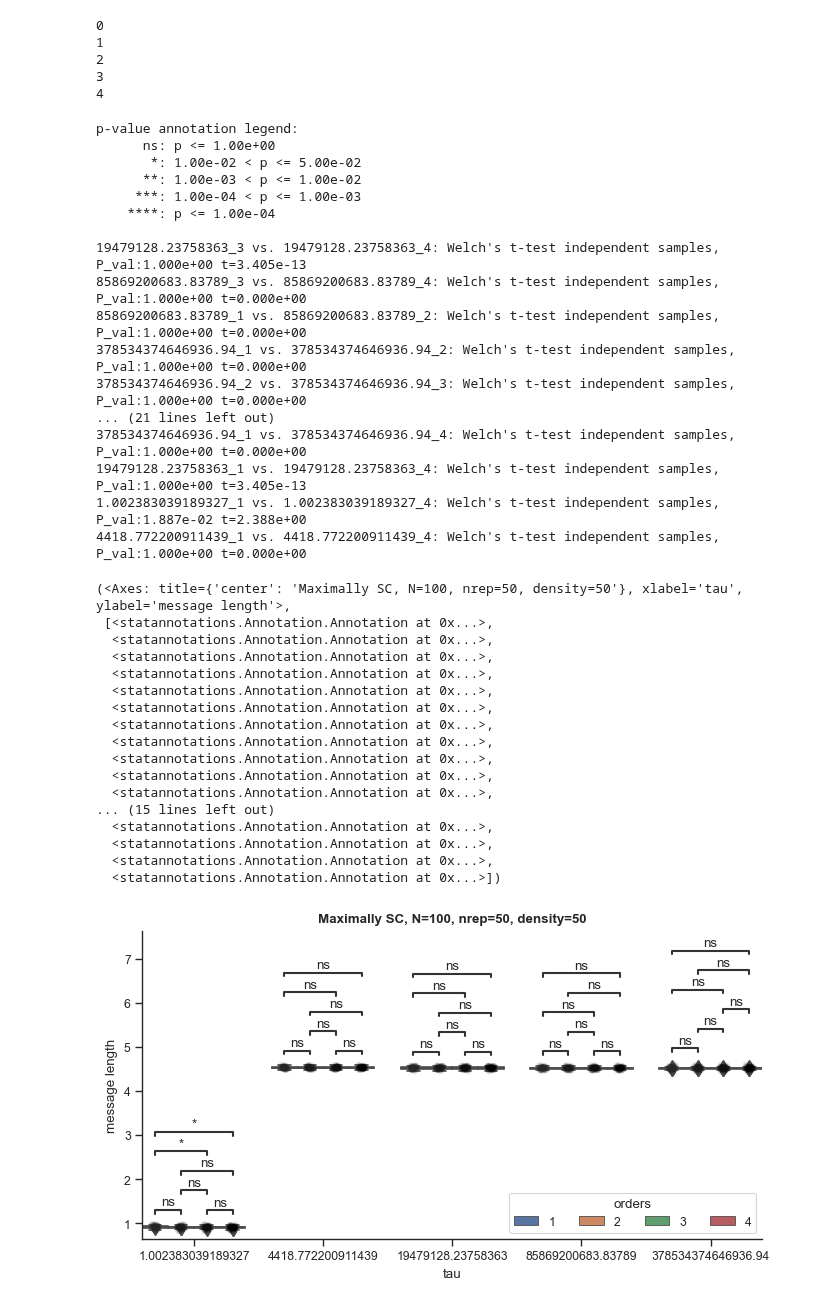
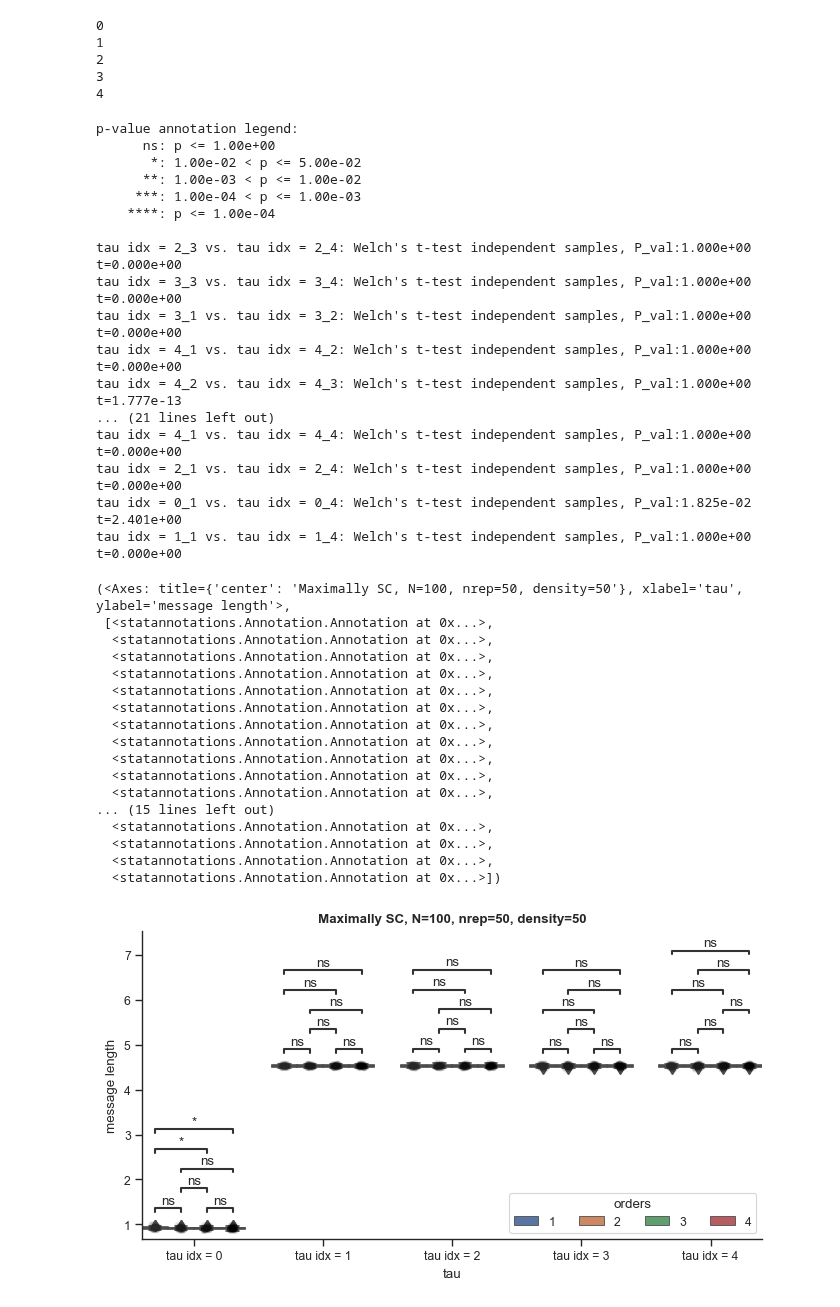
Before and after one commit to maximelucas/hypergraph_reducibility, a Jupyter notebook: notebooks/test_rescaling_MSC.ipynb, the cells around one changed output. Drawn from its saved outputs; the diff is of its cells as text; code cells hidden in the pictures.

Commit message:
Test MSC

```diff
--- a/notebooks/test_rescaling_MSC.ipynb
+++ b/notebooks/test_rescaling_MSC.ipynb
@@ -399,10 +399,10 @@ for t, Hs_i in Hs.items():
         orders_arr_i.append(orders)
         message_lengths_i.append(Ds_H + lZs_H)
 
-    info_losses[taus[t]] = info_losses_i
-    complexities[taus[t]] = complexities_i
-    orders_arr[taus[t]] = orders_arr_i
-    message_lengths[taus[t]]= message_lengths_i
+    info_losses["tau idx = "+str(t)] = info_losses_i
+    complexities["tau idx = "+str(t)] = complexities_i
+    orders_arr["tau idx = "+str(t)] = orders_arr_i
+    message_lengths["tau idx = "+str(t)]= message_lengths_i
 # %% [output]
 0
 1
@@ -410,8 +410,8 @@ for t, Hs_i in Hs.items():
 3
 4
 # %%
-for i, tau in enumerate(taus):
-    message_lengths[tau] = pad_arr_list(message_lengths[tau])
+for t, tau in enumerate(taus):
+    message_lengths["tau idx = "+str(t)] = pad_arr_list(message_lengths["tau idx = "+str(t)])
 
 df = pd.DataFrame.from_dict(message_lengths, orient="index").stack().to_frame()
 
@@ -439,7 +439,7 @@ ax.set_title(rf"Maximally SC, N={N}, nrep={50}, density={50}", weight="bold")
 
 
 pairs = []
-for p in taus:
+for p in ["tau idx = 0","tau idx = 1","tau idx = 2","tau idx = 3","tau idx = 4"]:
     pairs.append( [(p, 3), (p, 4) ] )
     pairs.append( [(p, 1), (p, 2) ] )
     pairs.append( [(p, 1), (p, 3) ] )
@@ -453,40 +453,40 @@ annotator.apply_and_annotate()
 
 #fig_name = f"message_length_RHG_N{N}_pwiring_{sparsity_scales}_nreps_{n_rep}_boxplot"
 #fig_name = f"message_length_MSC_N_100_d_50_100_250_500_1000_char_tau2_1_rescaled_boxplot"
 #plt.savefig(f"{out_dir}{fig_name}.png", dpi=250, bbox_inches="tight")
 # %% [output]
 p-value annotation legend:
       ns: p <= 1.00e+00
        *: 1.00e-02 < p <= 5.00e-02
       **: 1.00e-03 < p <= 1.00e-02
      ***: 1.00e-04 < p <= 1.00e-03
     ****: p <= 1.00e-04
 
-19479128.23758363_3 vs. 19479128.23758363_4: Welch's t-test independent samples, P_val:1.000e+00 t=3.405e-13
-85869200683.83789_3 vs. 85869200683.83789_4: Welch's t-test independent samples, P_val:1.000e+00 t=0.000e+00
-85869200683.83789_1 vs. 85869200683.83789_2: Welch's t-test independent samples, P_val:1.000e+00 t=0.000e+00
-378534374646936.94_1 vs. 378534374646936.94_2: Welch's t-test independent samples, P_val:1.000e+00 t=0.000e+00
-378534374646936.94_2 vs. 378534374646936.94_3: Welch's t-test independent samples, P_val:1.000e+00 t=0.000e+00
+tau idx = 2_3 vs. tau idx = 2_4: Welch's t-test independent samples, P_val:1.000e+00 t=0.000e+00
+tau idx = 3_3 vs. tau idx = 3_4: Welch's t-test independent samples, P_val:1.000e+00 t=0.000e+00
+tau idx = 3_1 vs. tau idx = 3_2: Welch's t-test independent samples, P_val:1.000e+00 t=0.000e+00
+tau idx = 4_1 vs. tau idx = 4_2: Welch's t-test independent samples, P_val:1.000e+00 t=0.000e+00
+tau idx = 4_2 vs. tau idx = 4_3: Welch's t-test independent samples, P_val:1.000e+00 t=1.777e-13
 ... (21 lines left out)
-378534374646936.94_1 vs. 378534374646936.94_4: Welch's t-test independent samples, P_val:1.000e+00 t=0.000e+00
-19479128.23758363_1 vs. 19479128.23758363_4: Welch's t-test independent samples, P_val:1.000e+00 t=3.405e-13
-1.002383039189327_1 vs. 1.002383039189327_4: Welch's t-test independent samples, P_val:1.887e-02 t=2.388e+00
-4418.772200911439_1 vs. 4418.772200911439_4: Welch's t-test independent samples, P_val:1.000e+00 t=0.000e+00
+tau idx = 4_1 vs. tau idx = 4_4: Welch's t-test independent samples, P_val:1.000e+00 t=0.000e+00
+tau idx = 2_1 vs. tau idx = 2_4: Welch's t-test independent samples, P_val:1.000e+00 t=0.000e+00
+tau idx = 0_1 vs. tau idx = 0_4: Welch's t-test independent samples, P_val:1.825e-02 t=2.401e+00
+tau idx = 1_1 vs. tau idx = 1_4: Welch's t-test independent samples, P_val:1.000e+00 t=0.000e+00
 (<Axes: title={'center': 'Maximally SC, N=100, nrep=50, density=50'}, xlabel='tau', ylabel='message length'>,
  [<statannotations.Annotation.Annotation at 0x...>,
   <statannotations.Annotation.Annotation at 0x...>,
   <statannotations.Annotation.Annotation at 0x...>,
   <statannotations.Annotation.Annotation at 0x...>,
   <statannotations.Annotation.Annotation at 0x...>,
   <statannotations.Annotation.Annotation at 0x...>,
   <statannotations.Annotation.Annotation at 0x...>,
   <statannotations.Annotation.Annotation at 0x...>,
   <statannotations.Annotation.Annotation at 0x...>,
   <statannotations.Annotation.Annotation at 0x...>,
   <statannotations.Annotation.Annotation at 0x...>,
 ... (15 lines left out)
   <statannotations.Annotation.Annotation at 0x...>,
   <statannotations.Annotation.Annotation at 0x...>,
   <statannotations.Annotation.Annotation at 0x...>,
   <statannotations.Annotation.Annotation at 0x...>])
-[figure, old version]
+[figure, new version]
```
Also changed, not shown: parts of 10 cells of this notebook.
